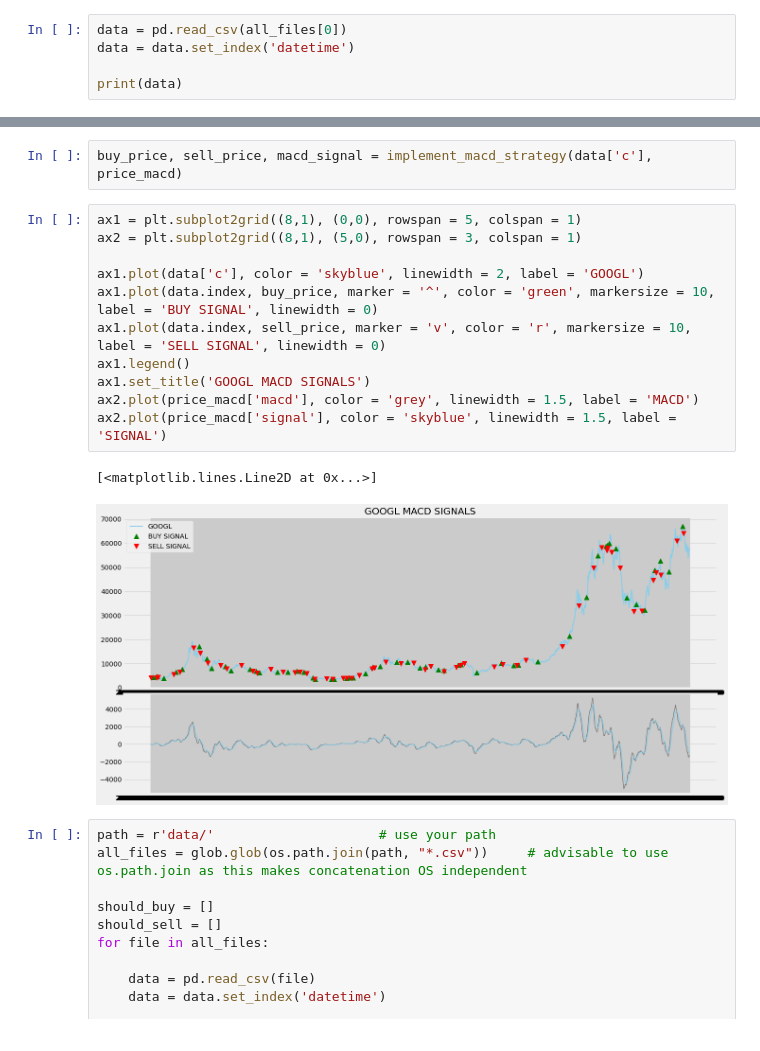
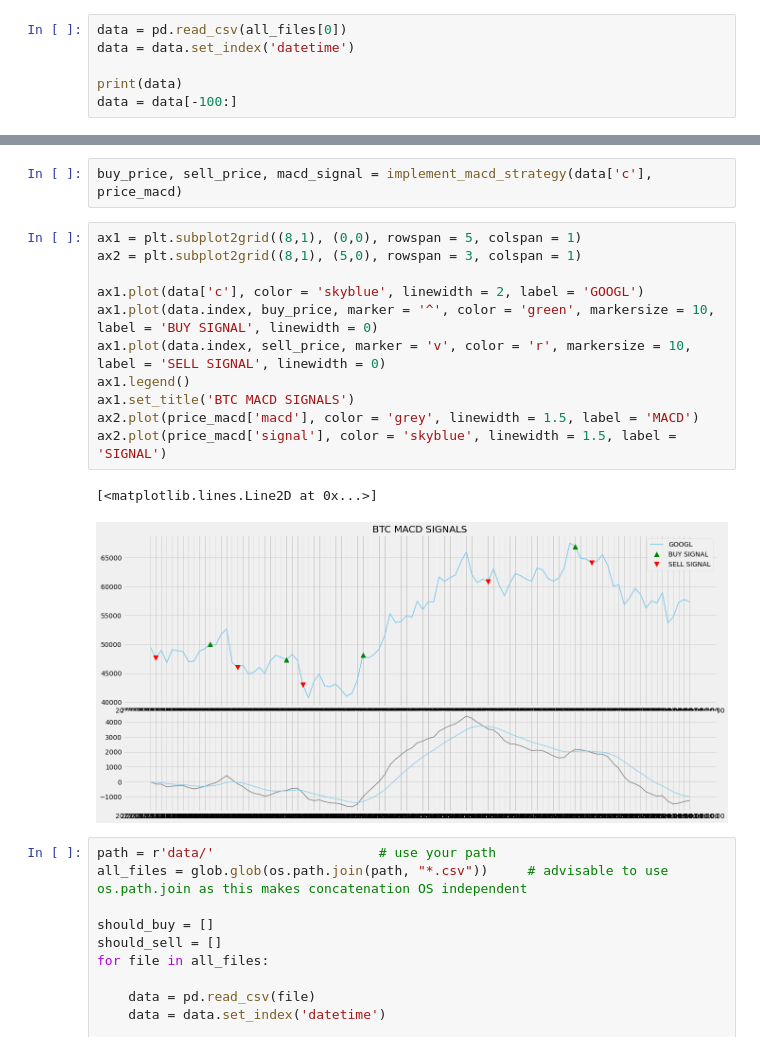
Before and after one commit to UncleBen420/AnSeqData_Crypto_Bot, a Jupyter notebook: MACD.ipynb, the cells around one changed output, grey strips where cells are left out. Cells and saved outputs as stored; diff of their text form.

```diff
--- a/MACD.ipynb
+++ b/MACD.ipynb
@@ -22,6 +22,7 @@ data = pd.read_csv(all_files[0])
 data = data.set_index('datetime')
 
 print(data)
+data = data[-100:]
 # %% [output]
                             o         h         l         c             v
 datetime
@@ -126,17 +127,17 @@ buy_price, sell_price, macd_signal = implement_macd_strategy(data['c'], price_ma
 # %%
 ax1 = plt.subplot2grid((8,1), (0,0), rowspan = 5, colspan = 1)
 ax2 = plt.subplot2grid((8,1), (5,0), rowspan = 3, colspan = 1)
 
 ax1.plot(data['c'], color = 'skyblue', linewidth = 2, label = 'GOOGL')
 ax1.plot(data.index, buy_price, marker = '^', color = 'green', markersize = 10, label = 'BUY SIGNAL', linewidth = 0)
 ax1.plot(data.index, sell_price, marker = 'v', color = 'r', markersize = 10, label = 'SELL SIGNAL', linewidth = 0)
 ax1.legend()
-ax1.set_title('GOOGL MACD SIGNALS')
+ax1.set_title('BTC MACD SIGNALS')
 ax2.plot(price_macd['macd'], color = 'grey', linewidth = 1.5, label = 'MACD')
 ax2.plot(price_macd['signal'], color = 'skyblue', linewidth = 1.5, label = 'SIGNAL')
 # %% [output]
 [<matplotlib.lines.Line2D at 0x...>]
-[figure, old version]
+[figure, new version]
 # %%
 path = r'data/'                     # use your path
 all_files = glob.glob(os.path.join(path, "*.csv"))     # advisable to use os.path.join as this makes concatenation OS independent
```
Also changed, not shown: parts of 2 cells of this notebook, 3 other files.
